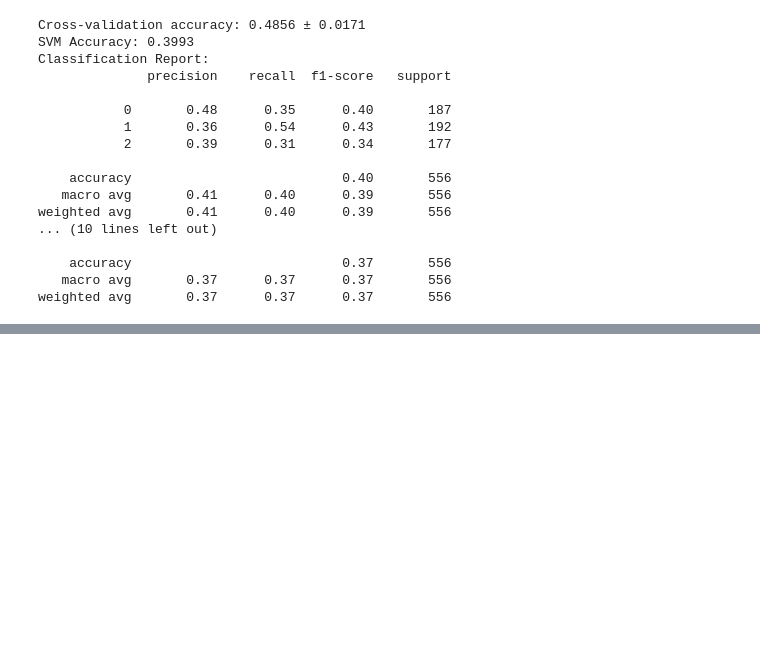
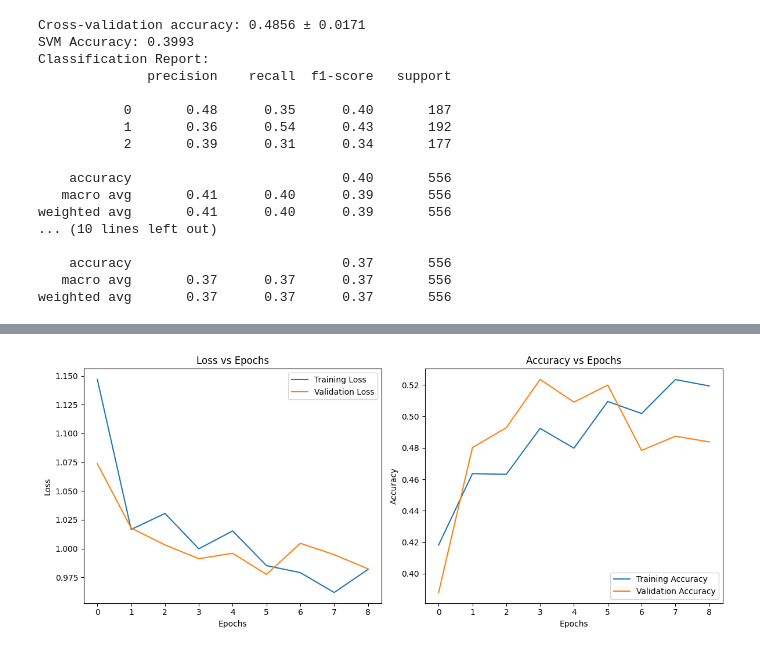
Before and after one commit to guilhemgrvx/AML_project, a Jupyter notebook: Prediction.ipynb, the cells around one changed output, grey strips where cells are left out. Saved outputs shown, nothing was run; the diff lists cells and outputs as text; code cells hidden in the pictures; blank space fills up the shorter version.

```diff
--- a/Prediction.ipynb
+++ b/Prediction.ipynb
@@ -226,0 +315,86 @@ plt.show()
+# %%
+import tensorflow as tf
+from tensorflow.keras.models import Sequential
+from tensorflow.keras.layers import Conv2D, MaxPooling2D, Flatten, Dense, Dropout
+from tensorflow.keras.preprocessing.image import ImageDataGenerator
+import matplotlib.pyplot as plt
+
+# Préparation des données
+train_datagen = ImageDataGenerator(
+    rescale=1.0/255,
+    rotation_range=30,
+    width_shift_range=0.2,
+    height_shift_range=0.2,
+    shear_range=0.2,
+    zoom_range=0.2,
+    horizontal_flip=True,
+    validation_split=0.2  # 20% pour la validation
+)
+
+train_generator = train_datagen.flow_from_directory(
+    'data',
+    target_size=(224, 224),
+    batch_size=32,
+    class_mode='categorical',
+    subset='training'
+)
+
+validation_generator = train_datagen.flow_from_directory(
+    'data',
+    target_size=(224, 224),
+    batch_size=32,
+    class_mode='categorical',
+    subset='validation'
+)
+
+# Création du modèle CNN
+model = Sequential([
+    Conv2D(32, (3, 3), activation='relu', input_shape=(224, 224, 3)),
+    MaxPooling2D(pool_size=(2, 2)),
+    Conv2D(64, (3, 3), activation='relu'),
+    MaxPooling2D(pool_size=(2, 2)),
+    Conv2D(128, (3, 3), activation='relu'),
+    MaxPooling2D(pool_size=(2, 2)),
+    Flatten(),
+    Dense(128, activation='relu'),
+    Dropout(0.5),
+    Dense(3, activation='softmax')  # 3 classes (pop, jazz, death metal)
+])
+
+# Compilation du modèle
+model.compile(optimizer='adam', loss='categorical_crossentropy', metrics=['accuracy'])
+
+# Entraînement avec Early Stopping
+callback = tf.keras.callbacks.EarlyStopping(monitor='val_loss', patience=3, restore_best_weights=True)
+
+history = model.fit(
+    train_generator,
+    validation_data=validation_generator,
+    epochs=20,
+    callbacks=[callback]
+)
+
+# Visualisation des performances
+plt.figure(figsize=(12, 5))
+
+# Courbe de perte
+plt.subplot(1, 2, 1)
+plt.plot(history.history['loss'], label='Training Loss')
+plt.plot(history.history['val_loss'], label='Validation Loss')
+plt.title('Loss vs Epochs')
+plt.xlabel('Epochs')
+plt.ylabel('Loss')
+plt.legend()
+
+# Courbe d'accuracy
+plt.subplot(1, 2, 2)
+plt.plot(history.history['accuracy'], label='Training Accuracy')
+plt.plot(history.history['val_accuracy'], label='Validation Accuracy')
+plt.title('Accuracy vs Epochs')
+plt.xlabel('Epochs')
+plt.ylabel('Accuracy')
+plt.legend()
+
+plt.tight_layout()
+plt.show()
+# %% [output]
@@ -226,0 +421 @@ plt.show()
+[figure, added]
```
Also changed, not shown: parts of 17 cells of this notebook, 2 other files.
